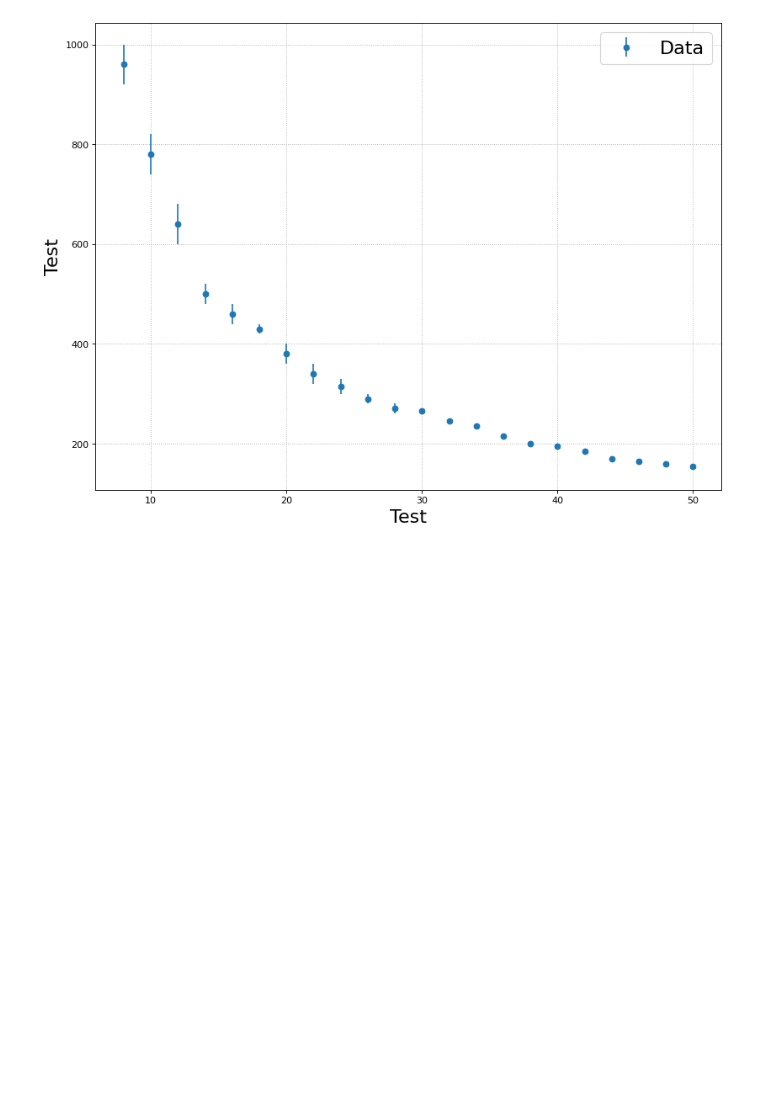
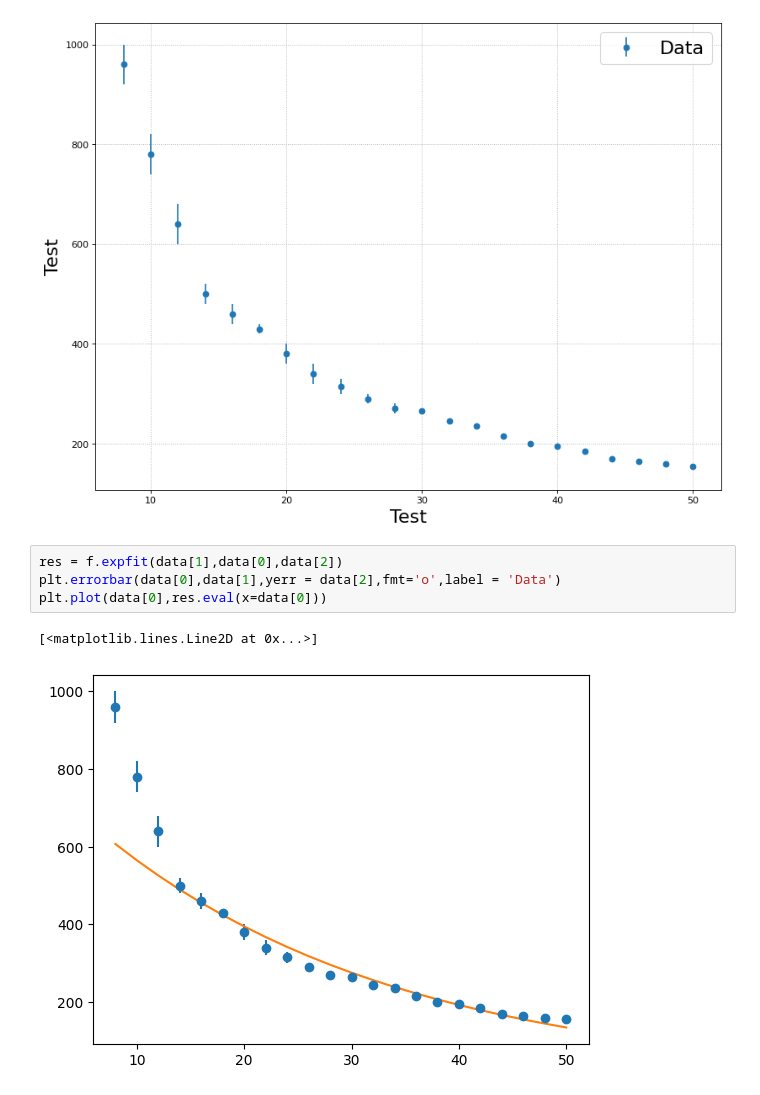
Before and after one commit to Friedrich-Jahns/Fortgeschrittenen-Praktikum-Physik, a Jupyter notebook: FP4_Michelson/A2/A2.ipynb, the cells around one changed output. Cells and saved outputs as stored; diff of their text form; blank space fills up the shorter version.

```diff
--- a/FP4_Michelson/A2/A2.ipynb
+++ b/FP4_Michelson/A2/A2.ipynb
@@ -20,3 +21,10 @@ plt.errorbar(data[0],data[1],yerr = data[2],fmt='o',label = 'Data')
 f.form()
 # %% [output]
 [figure]
+# %%
+res = f.expfit(data[1],data[0],data[2])
+plt.errorbar(data[0],data[1],yerr = data[2],fmt='o',label = 'Data')
+plt.plot(data[0],res.eval(x=data[0]))
+# %% [output]
+[<matplotlib.lines.Line2D at 0x...>]
+[figure, added]
```
Also changed, not shown: parts of 2 cells of this notebook.
